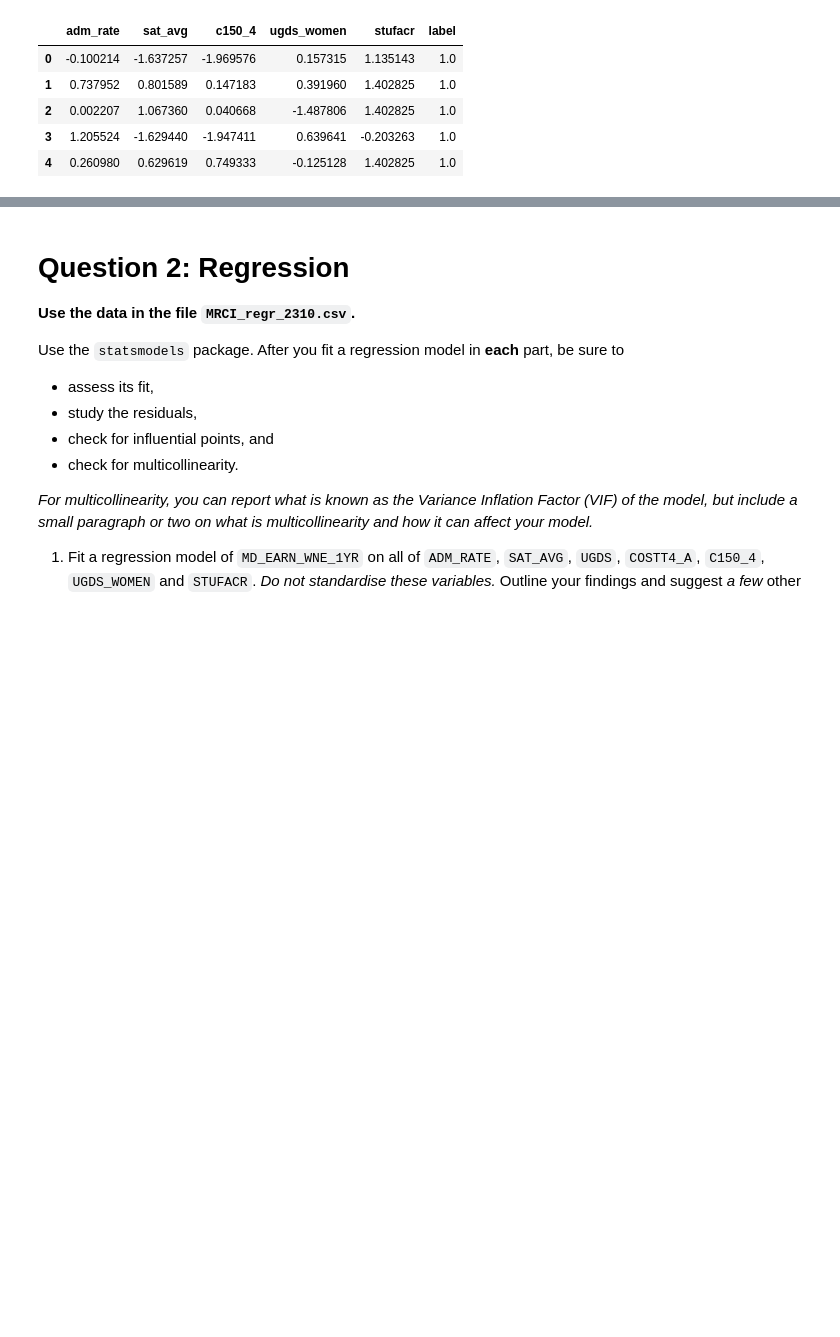
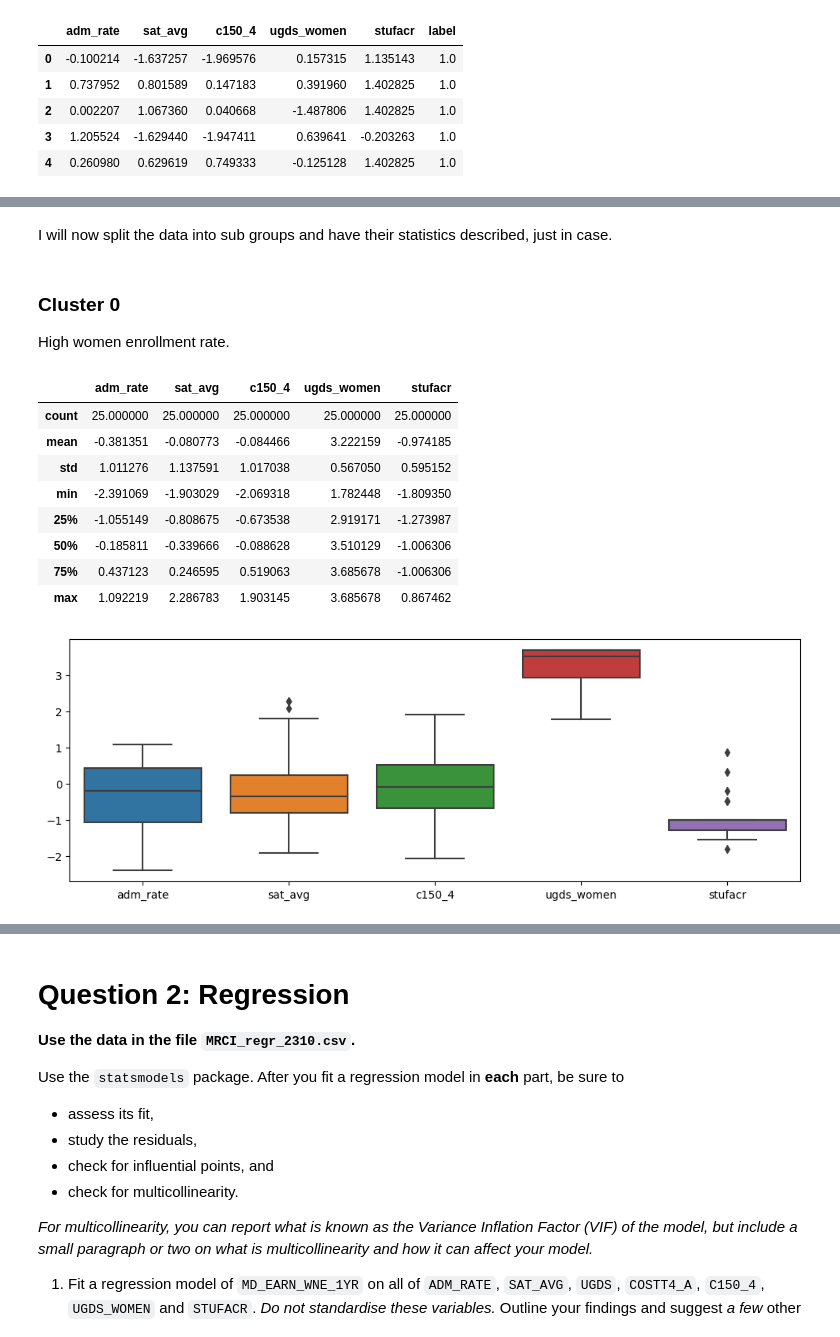
Before and after one commit to Luke-zm/Completed-Data-Courses-for-Masters, a Jupyter notebook: IND5003/take_home_exam/IND5003_THE_ZHONG_ZHIMING.ipynb, the cells around one changed output, grey strips where cells are left out. Cells and saved outputs as stored; diff of their text form; code cells hidden in the pictures; blank space fills up the shorter version.

```diff
--- a/IND5003/take_home_exam/IND5003_THE_ZHONG_ZHIMING.ipynb
+++ b/IND5003/take_home_exam/IND5003_THE_ZHONG_ZHIMING.ipynb
@@ -666,0 +583,21 @@ sns.scatterplot(data=clus_df, x="SAT_AVG", y="ADM_RATE")
+# %% [markdown]
+I will now split the data into sub groups and have their statistics described, just in case.
+# %% [markdown]
+### Cluster 0
+High women enrollment rate.
+# %%
+c0_eucli_df = clus_eucli_res_df.loc[clus_eucli_res_df["label"]==0.0].drop(columns="label")
+display(c0_eucli_df.describe())
+plt.figure(figsize=(12, 4))
+sns.boxplot(c0_eucli_df);
+# %% [output]
+|  | adm_rate | sat_avg | c150_4 | ugds_women | stufacr |
+| count | 25.000000 | 25.000000 | 25.000000 | 25.000000 | 25.000000 |
+| mean | -0.381351 | -0.080773 | -0.084466 | 3.222159 | -0.974185 |
+| std | 1.011276 | 1.137591 | 1.017038 | 0.567050 | 0.595152 |
+| min | -2.391069 | -1.903029 | -2.069318 | 1.782448 | -1.809350 |
+| 25% | -1.055149 | -0.808675 | -0.673538 | 2.919171 | -1.273987 |
+| 50% | -0.185811 | -0.339666 | -0.088628 | 3.510129 | -1.006306 |
+| 75% | 0.437123 | 0.246595 | 0.519063 | 3.685678 | -1.006306 |
+| max | 1.092219 | 2.286783 | 1.903145 | 3.685678 | 0.867462 |
+[figure, added]
```
Also changed, not shown: parts of 82 cells of this notebook.
